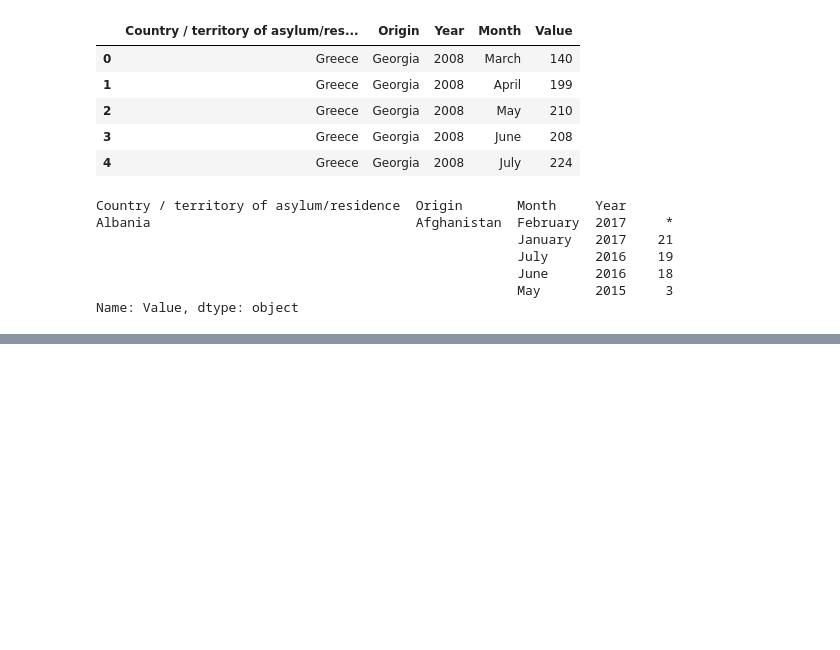
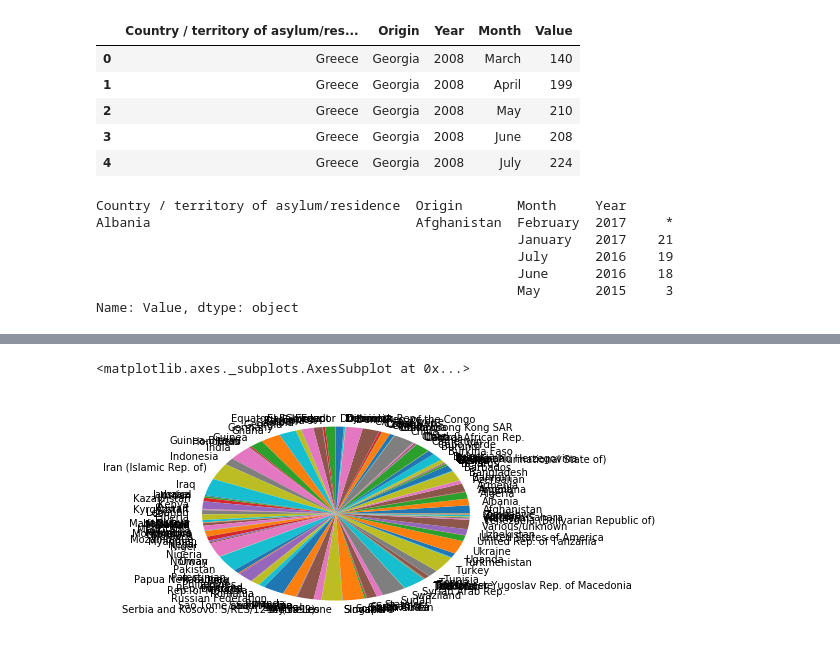
Before and after one commit to UNCG-CSE/World-Refugee-Forecast, a Jupyter notebook: src/unchr_asylum_seekers_monthly.ipynb, the cells around one changed output, grey strips where cells are left out. Drawn from its saved outputs; the diff is of its cells as text; code cells hidden in the pictures; blank space fills up the shorter version.

```diff
--- a/src/unchr_asylum_seekers_monthly.ipynb
+++ b/src/unchr_asylum_seekers_monthly.ipynb
@@ -28,3 +28,6 @@ Albania                                  Afghanistan  February  2017     *
                                                       June      2016    18
                                                       May       2015     3
 Name: Value, dtype: object
+# %%
+GreeceAsylumSeekers=monthlyAsylumSeekers.loc[monthlyAsylumSeekers['Country / territory of asylum/residence']=='Greece']
+GreeceAsylumSeekers.head()
@@ -30,0 +41,5 @@ Name: Value, dtype: object
+# %%
+GreeceAsylumSeekers.groupby(['Origin'], sort=True)['Value'].size().plot(kind='pie')
+# %% [output]
+<matplotlib.axes._subplots.AxesSubplot at 0x...>
+[figure, added]
```
Also changed, not shown: parts of 1 cell of this notebook, 1 other file.
